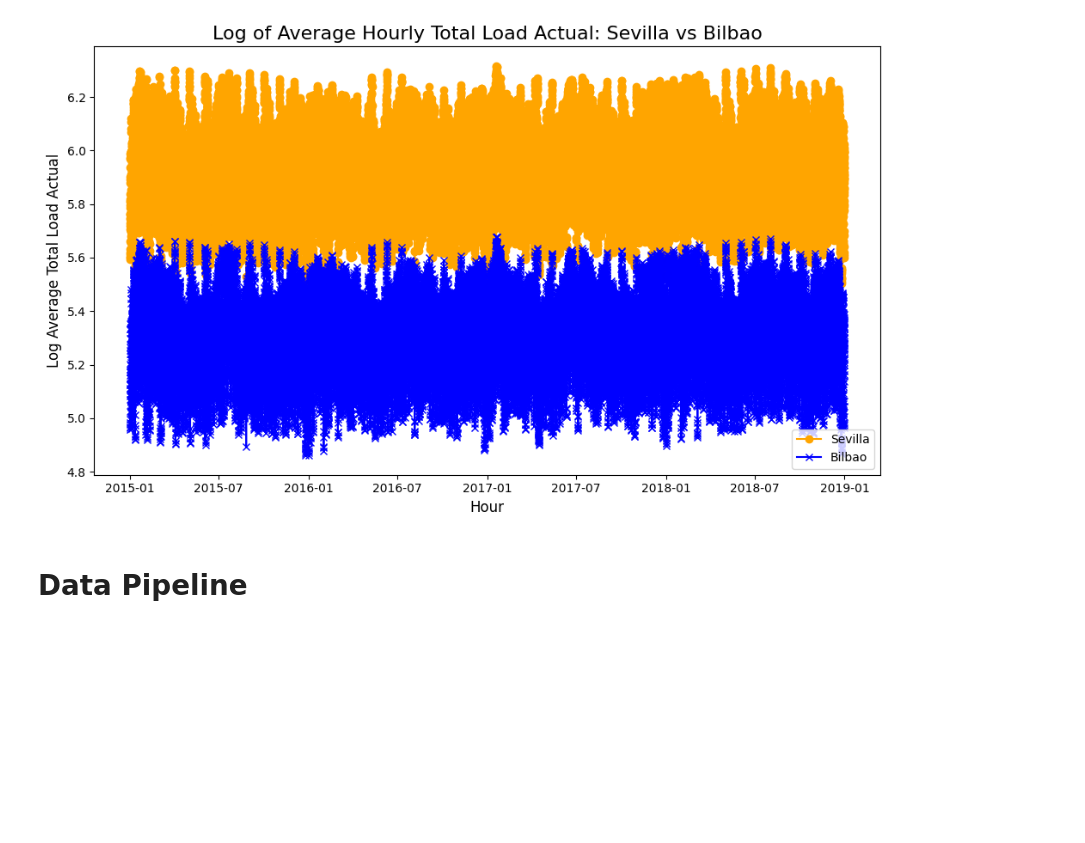
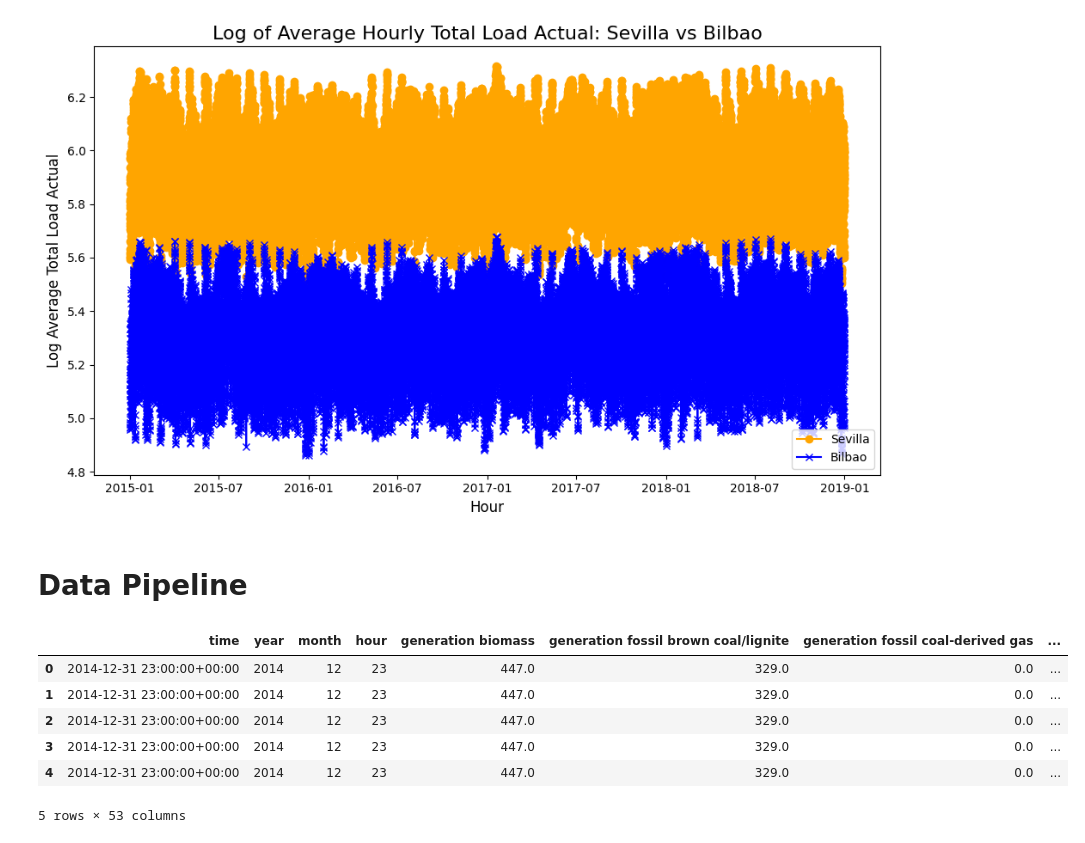
Before and after one commit to r9119/DAW_MC, a Jupyter notebook: DAW_MC_Population average.ipynb, the cells around one changed output. Saved outputs shown, nothing was run; the diff lists cells and outputs as text; code cells hidden in the pictures; blank space fills up the shorter version.

```diff
--- a/DAW_MC_Population average.ipynb
+++ b/DAW_MC_Population average.ipynb
@@ -257,3 +257,13 @@ plt.show()
 [figure]
 # %% [markdown]
 # Data Pipeline
+# %%
+combined_df.head()
+# %% [output]
+|  | time | year | month | hour | generation biomass | generation fossil brown coal/lignite | generation fossil coal-derived gas | ... |
+| 0 | 2014-12-31 23:00:00+00:00 | 2014 | 12 | 23 | 447.0 | 329.0 | 0.0 | ... |
+| 1 | 2014-12-31 23:00:00+00:00 | 2014 | 12 | 23 | 447.0 | 329.0 | 0.0 | ... |
+| 2 | 2014-12-31 23:00:00+00:00 | 2014 | 12 | 23 | 447.0 | 329.0 | 0.0 | ... |
+| 3 | 2014-12-31 23:00:00+00:00 | 2014 | 12 | 23 | 447.0 | 329.0 | 0.0 | ... |
+| 4 | 2014-12-31 23:00:00+00:00 | 2014 | 12 | 23 | 447.0 | 329.0 | 0.0 | ... |
+5 rows × 53 columns
```
